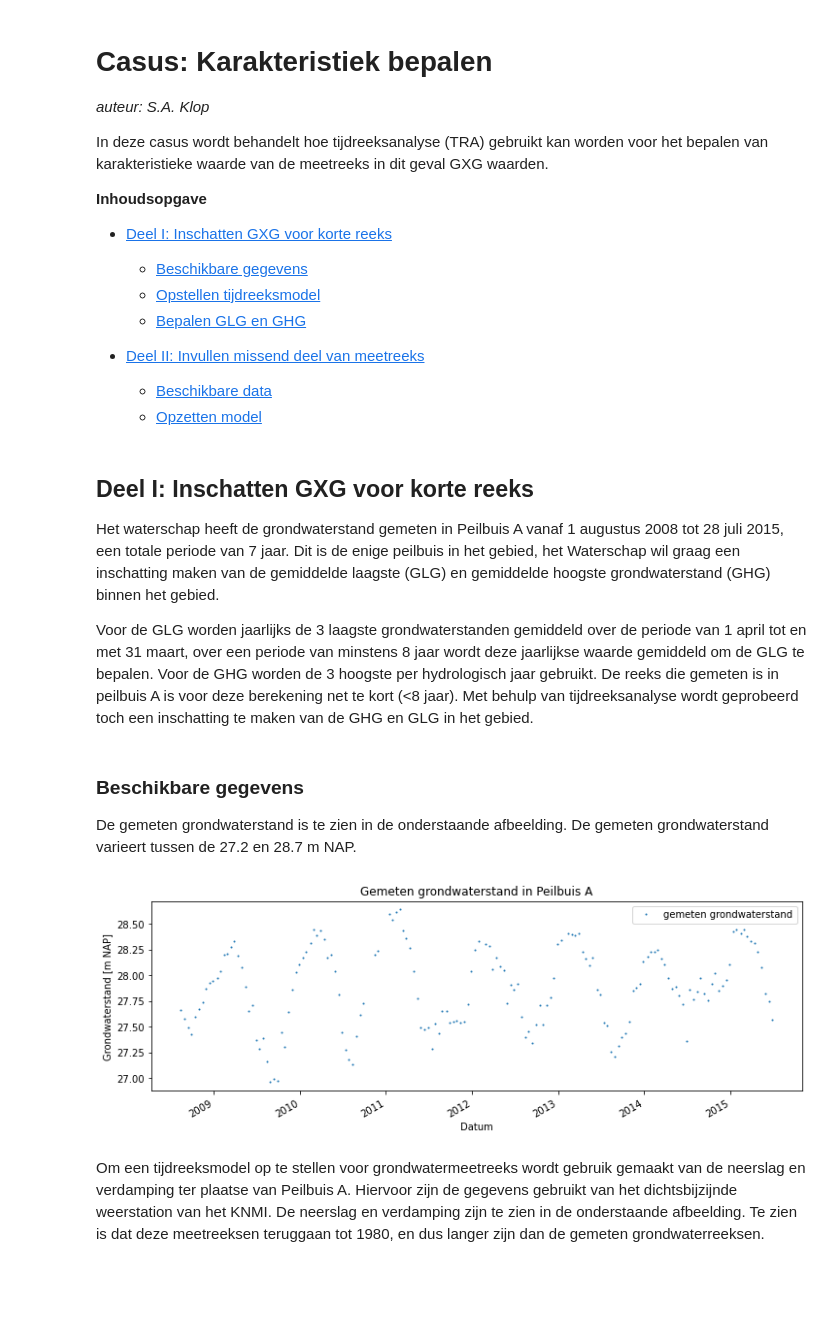
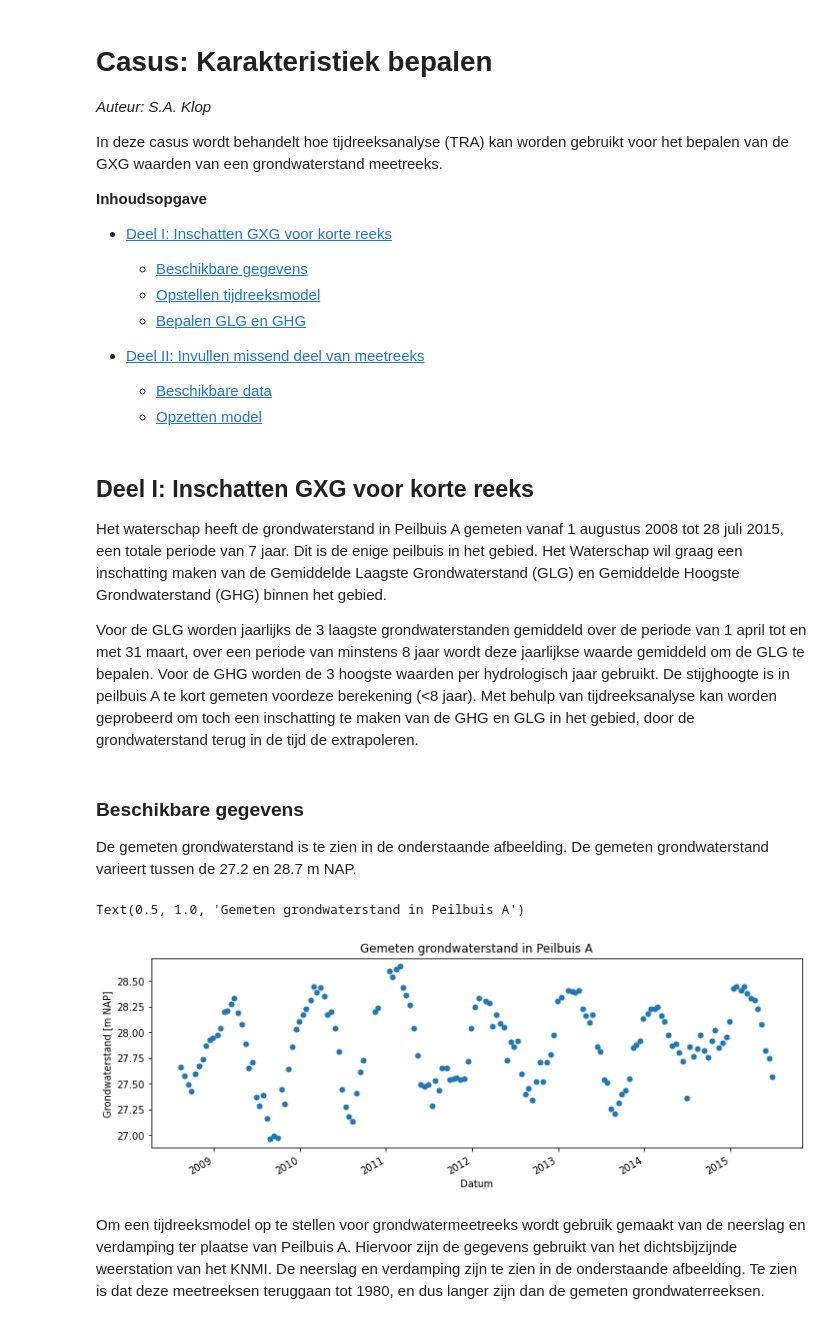
Before and after one commit to ArtesiaWater/stowa_handleiding_tijdreeksanalyse, a Jupyter notebook: casus - Statistiek bepalen/Statistiek_casus_V03.ipynb, the cells around one changed output. Drawn from its saved outputs; the diff is of its cells as text; code cells hidden in the pictures; blank space fills up the shorter version.

```diff
--- a/casus - Statistiek bepalen/Statistiek_casus_V03.ipynb
+++ b/casus - Statistiek bepalen/Statistiek_casus_V03.ipynb
@@ -2,9 +2,9 @@
 
 
 # Casus: Karakteristiek bepalen
-*auteur: S.A. Klop*
+*Auteur: S.A. Klop*
 
-In deze casus wordt behandelt hoe tijdreeksanalyse (TRA) gebruikt kan worden voor het bepalen van karakteristieke waarde van de meetreeks in dit geval GXG waarden.
+In deze casus wordt behandelt hoe tijdreeksanalyse (TRA) kan worden gebruikt voor het bepalen van de GXG waarden van een grondwaterstand meetreeks.
 
 **Inhoudsopgave**
 
@@ -29,29 +31,29 @@ ps.set_log_level("ERROR")
 # %% [markdown]
 ## Deel I: Inschatten GXG voor korte reeks
 
-Het waterschap heeft de grondwaterstand gemeten in Peilbuis A vanaf 1 augustus 2008 tot 28 juli 2015, een totale periode van 7 jaar. Dit is de enige peilbuis in het gebied, het Waterschap wil graag een inschatting maken van de gemiddelde laagste (GLG) en gemiddelde hoogste grondwaterstand (GHG) binnen het gebied.
+Het waterschap heeft de grondwaterstand in Peilbuis A gemeten vanaf 1 augustus 2008 tot 28 juli 2015, een totale periode van 7 jaar. Dit is de enige peilbuis in het gebied. Het Waterschap wil graag een inschatting maken van de Gemiddelde Laagste Grondwaterstand (GLG) en Gemiddelde Hoogste Grondwaterstand (GHG) binnen het gebied.
 
-Voor de GLG worden jaarlijks de 3 laagste grondwaterstanden gemiddeld over de periode van 1 april tot en met 31 maart, over een periode van minstens 8 jaar wordt deze jaarlijkse waarde gemiddeld om de GLG te bepalen. Voor de GHG worden de 3 hoogste per hydrologisch jaar gebruikt. De reeks die gemeten is in peilbuis A is voor deze berekening net te kort (<8 jaar). Met behulp van tijdreeksanalyse wordt geprobeerd toch een inschatting te maken van de GHG en GLG in het gebied.
+Voor de GLG worden jaarlijks de 3 laagste grondwaterstanden gemiddeld over de periode van 1 april tot en met 31 maart, over een periode van minstens 8 jaar wordt deze jaarlijkse waarde gemiddeld om de GLG te bepalen. Voor de GHG worden de 3 hoogste waarden per hydrologisch jaar gebruikt. De stijghoogte is in peilbuis A te kort gemeten voordeze berekening (<8 jaar). Met behulp van tijdreeksanalyse kan worden geprobeerd om toch een inschatting te maken van de GHG en GLG in het gebied, door de grondwaterstand terug in de tijd de extrapoleren.
 # %% [markdown]
 ### Beschikbare gegevens
 De gemeten grondwaterstand is te zien in de onderstaande afbeelding. De gemeten grondwaterstand varieert tussen de 27.2 en 28.7 m NAP.
 # %%
 gws = pd.read_csv("data/head.csv",
                    index_col=0, parse_dates=True)
 
 datum = '2008-08-01'
 
 # plotten van de grondwaterstand
 fig, ax = plt.subplots(1, 1, figsize=(12,4))
-gws[datum:].plot(ax=ax, color='C0', ls='', marker='.', markersize=2)
+gws[datum:].plot(ax=ax, color='C0', ls='', marker='.', markersize=10, legend=False)
 
 # opmaken van de figuur
 ax.set_ylabel('Grondwaterstand [m NAP]')
 ax.set_xlabel('Datum')
 ax.set_title('Gemeten grondwaterstand in Peilbuis A')
-ax.legend([f'gemeten grondwaterstand']);
 # %% [output]
+Text(0.5, 1.0, 'Gemeten grondwaterstand in Peilbuis A')
-[figure, old version]
+[figure, new version]
 # %% [markdown]
 Om een tijdreeksmodel op te stellen voor grondwatermeetreeks wordt gebruik gemaakt van de neerslag en verdamping ter plaatse van Peilbuis A. Hiervoor zijn de gegevens gebruikt van het dichtsbijzijnde weerstation van het KNMI. De neerslag en verdamping zijn te zien in de onderstaande afbeelding. Te zien is dat deze meetreeksen teruggaan tot 1980, en dus langer zijn dan de gemeten grondwaterreeksen.
 # %%
```
Also changed, not shown: parts of 17 cells of this notebook.
